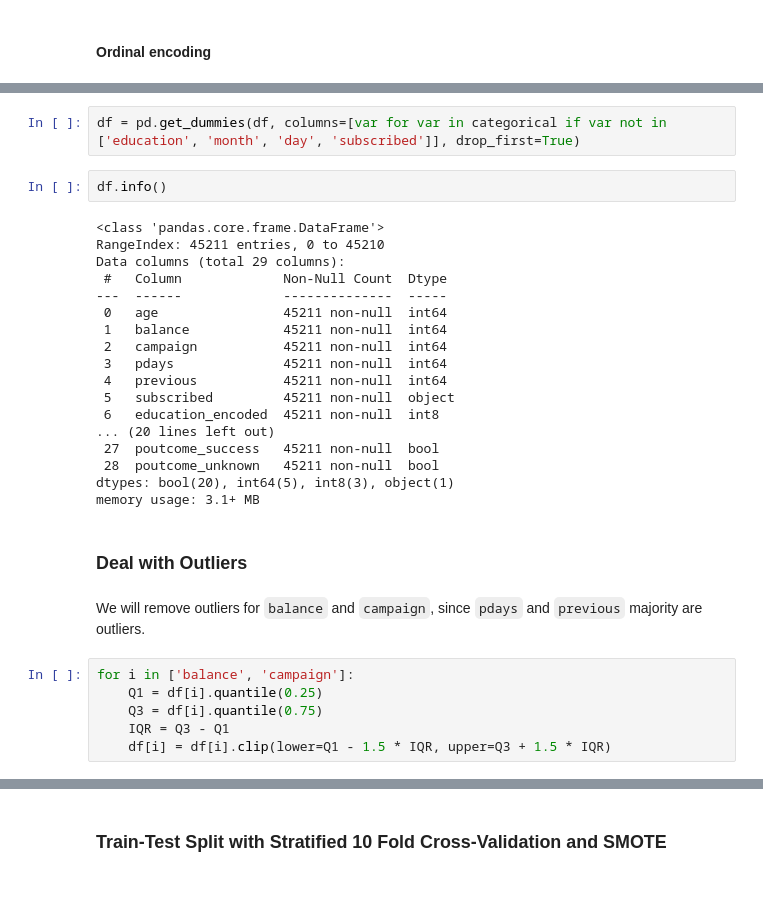
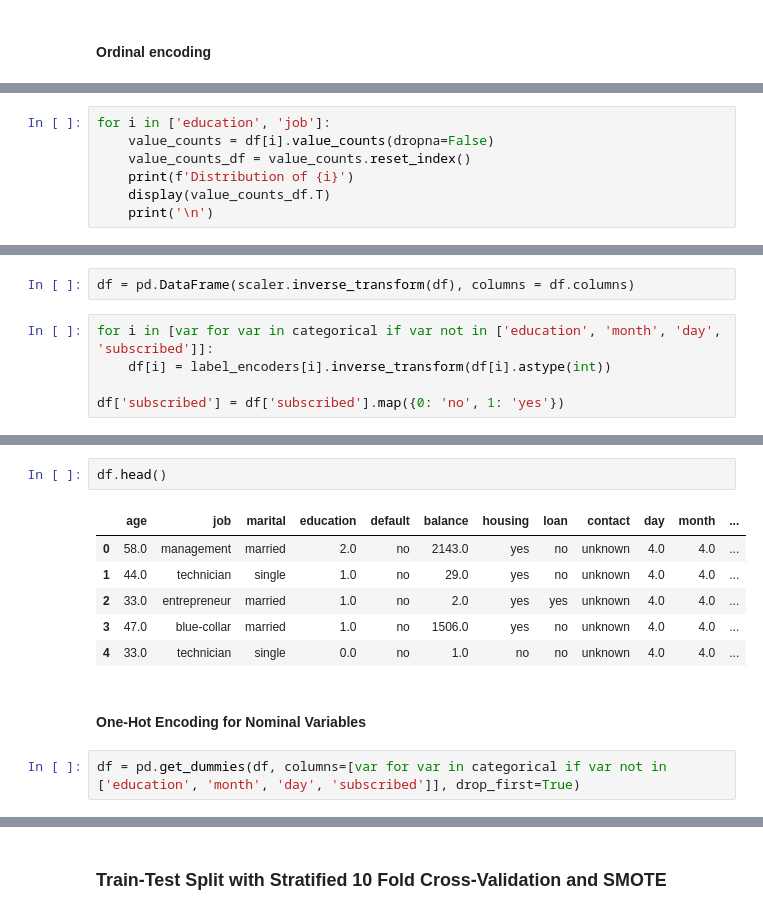
Before and after one commit to autoastt/BC2406, a Jupyter notebook: 1-DataPreprocess.ipynb, the cells around one changed output, grey strips where cells are left out. Saved outputs shown, nothing was run; the diff lists cells and outputs as text; blank space fills up the shorter version.

```diff
--- a/1-DataPreprocess.ipynb
+++ b/1-DataPreprocess.ipynb
@@ -286,0 +441,7 @@ df = df.drop(columns=['education', 'month', 'day'])
+# %%
+for i in ['education', 'job']:
+    value_counts = df[i].value_counts(dropna=False)
+    value_counts_df = value_counts.reset_index()
+    print(f'Distribution of {i}')
+    display(value_counts_df.T)
+    print('\n')
@@ -286,0 +461,7 @@ df = df.drop(columns=['education', 'month', 'day'])
+# %%
+df = pd.DataFrame(scaler.inverse_transform(df), columns = df.columns)
+# %%
+for i in [var for var in categorical if var not in ['education', 'month', 'day', 'subscribed']]:
+    df[i] = label_encoders[i].inverse_transform(df[i].astype(int))
+
+df['subscribed'] = df['subscribed'].map({0: 'no', 1: 'yes'})
@@ -287,32 +488,13 @@ df = df.drop(columns=['education', 'month', 'day'])
+# %%
+df.head()
+# %% [output]
+|  | age | job | marital | education | default | balance | housing | loan | contact | day | month | ... |
+| 0 | 58.0 | management | married | 2.0 | no | 2143.0 | yes | no | unknown | 4.0 | 4.0 | ... |
+| 1 | 44.0 | technician | single | 1.0 | no | 29.0 | yes | no | unknown | 4.0 | 4.0 | ... |
+| 2 | 33.0 | entrepreneur | married | 1.0 | no | 2.0 | yes | yes | unknown | 4.0 | 4.0 | ... |
+| 3 | 47.0 | blue-collar | married | 1.0 | no | 1506.0 | yes | no | unknown | 4.0 | 4.0 | ... |
+| 4 | 33.0 | technician | single | 0.0 | no | 1.0 | no | no | unknown | 4.0 | 4.0 | ... |
+# %% [markdown]
+#### One-Hot Encoding for Nominal Variables
 # %%
 df = pd.get_dummies(df, columns=[var for var in categorical if var not in ['education', 'month', 'day', 'subscribed']], drop_first=True)
-# %%
-df.info()
-# %% [output]
-<class 'pandas.core.frame.DataFrame'>
-RangeIndex: 45211 entries, 0 to 45210
-Data columns (total 29 columns):
- #   Column             Non-Null Count  Dtype
----  ------             --------------  -----
- 0   age                45211 non-null  int64
- 1   balance            45211 non-null  int64
- 2   campaign           45211 non-null  int64
- 3   pdays              45211 non-null  int64
- 4   previous           45211 non-null  int64
- 5   subscribed         45211 non-null  object
- 6   education_encoded  45211 non-null  int8
-... (20 lines left out)
- 27  poutcome_success   45211 non-null  bool
- 28  poutcome_unknown   45211 non-null  bool
-dtypes: bool(20), int64(5), int8(3), object(1)
-memory usage: 3.1+ MB
-# %% [markdown]
-### Deal with Outliers
-# %% [markdown]
-We will remove outliers for `balance` and `campaign`, since `pdays` and `previous` majority are outliers.
-# %%
-for i in ['balance', 'campaign']:
-    Q1 = df[i].quantile(0.25)
-    Q3 = df[i].quantile(0.75)
-    IQR = Q3 - Q1
-    df[i] = df[i].clip(lower=Q1 - 1.5 * IQR, upper=Q3 + 1.5 * IQR)
```
Also changed, not shown: parts of 32 cells of this notebook, 20 other files.
